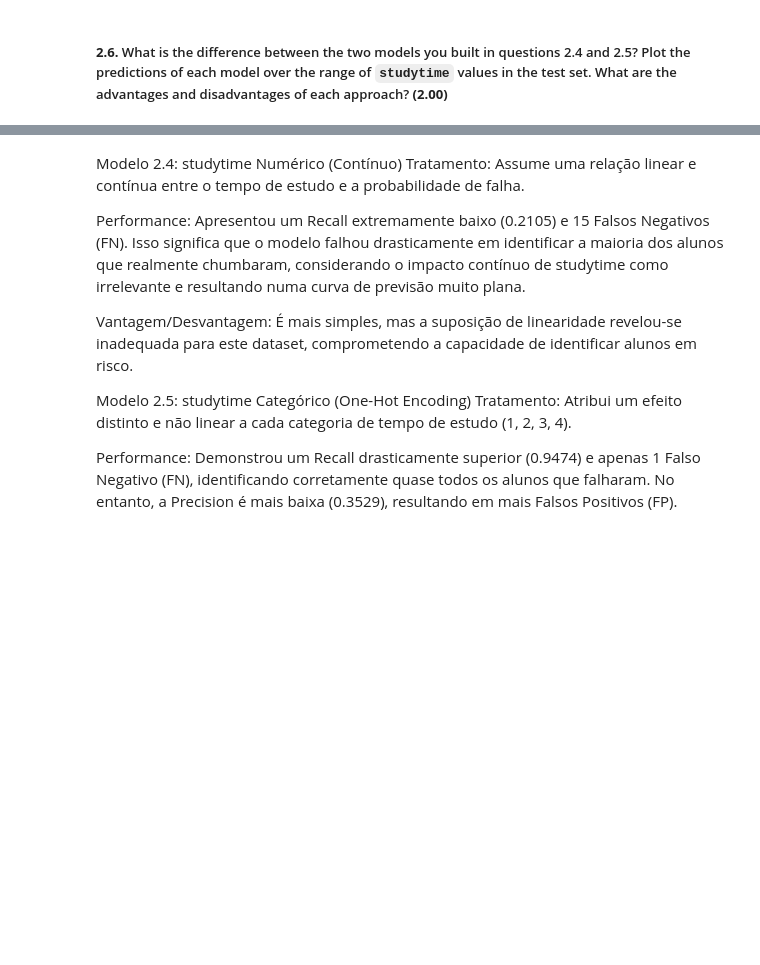
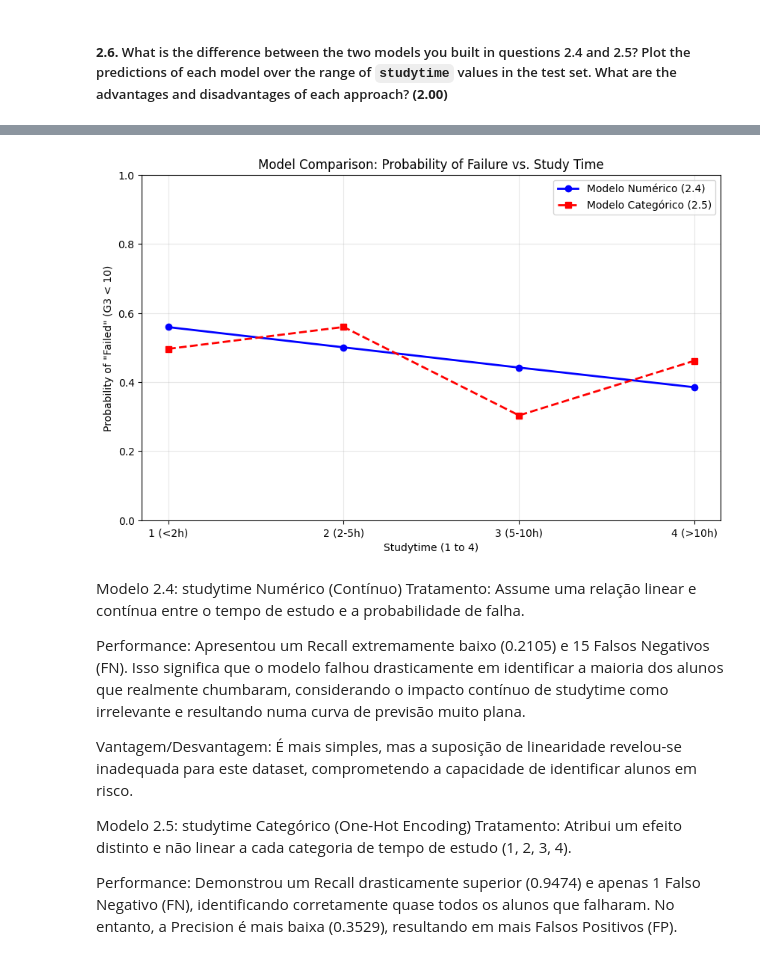
Before and after one commit to margaridanferreira/LAB, a Jupyter notebook: Assignment1/Assignment_1_25_26.ipynb, the cells around one changed output, grey strips where cells are left out. Saved outputs shown, nothing was run; the diff lists cells and outputs as text; code cells hidden in the pictures; blank space fills up the shorter version.

```diff
--- a/Assignment1/Assignment_1_25_26.ipynb
+++ b/Assignment1/Assignment_1_25_26.ipynb
@@ -534,3 +482,43 @@ plt.show()
+# %%
+
+# --- 1. Preparar os dados para previsão (Range 1 a 4) ---
+study_vals = [1, 2, 3, 4]
+
+# Preparar input para o Modelo Numérico (espera 1 coluna numérica)
+X_pred_num = pd.DataFrame({'studytime': study_vals})
+
+# Preparar input para o Modelo Categórico (espera variáveis dummy)
+# Assumindo que usou drop_first=True, o nível 1 é a base (tudo 0)
+# As colunas devem corresponder exatamente às do treino (ex: studytime_2, etc.)
+X_pred_cat = pd.DataFrame({
+    'studytime_2': [0, 1, 0, 0],
+    'studytime_3': [0, 0, 1, 0],
+    'studytime_4': [0, 0, 0, 1]
+})
+
+# --- 2. Obter as Probabilidades de 'Failed' (classe 1) ---
+probs_num = model_num.predict_proba(X_pred_num)[:, 1]
+probs_cat = model_cat.predict_proba(X_pred_cat)[:, 1]
+
+# --- 3. Plotar o Gráfico Comparativo ---
+plt.figure(figsize=(10, 6))
+
+# Linha do Modelo Numérico (tendência suave)
+plt.plot(study_vals, probs_num, marker='o', linestyle='-', color='blue', label='Modelo Numérico (2.4)', linewidth=2)
+
+# Linha do Modelo Categórico (pode ser "quebrada")
+plt.plot(study_vals, probs_cat, marker='s', linestyle='--', color='red', label='Modelo Categórico (2.5)', linewidth=2)
+
+plt.title('Model Comparison: Probability of Failure vs. Study Time')
+plt.xlabel('Studytime (1 to 4)')
+plt.ylabel('Probability of "Failed" (G3 < 10)')
+plt.xticks(study_vals, ['1 (<2h)', '2 (2-5h)', '3 (5-10h)', '4 (>10h)'])
+plt.ylim(0, 1) # Probabilidade varia entre 0 e 1
+plt.legend()
+plt.grid(True, alpha=0.3)
+plt.show()
+# %% [output]
+[figure, added]
 # %% [markdown]
 Modelo 2.4: studytime Numérico (Contínuo)
 Tratamento: Assume uma relação linear e contínua entre o tempo de estudo e a probabilidade de falha.
```
Also changed, not shown: parts of 1 cell of this notebook.
